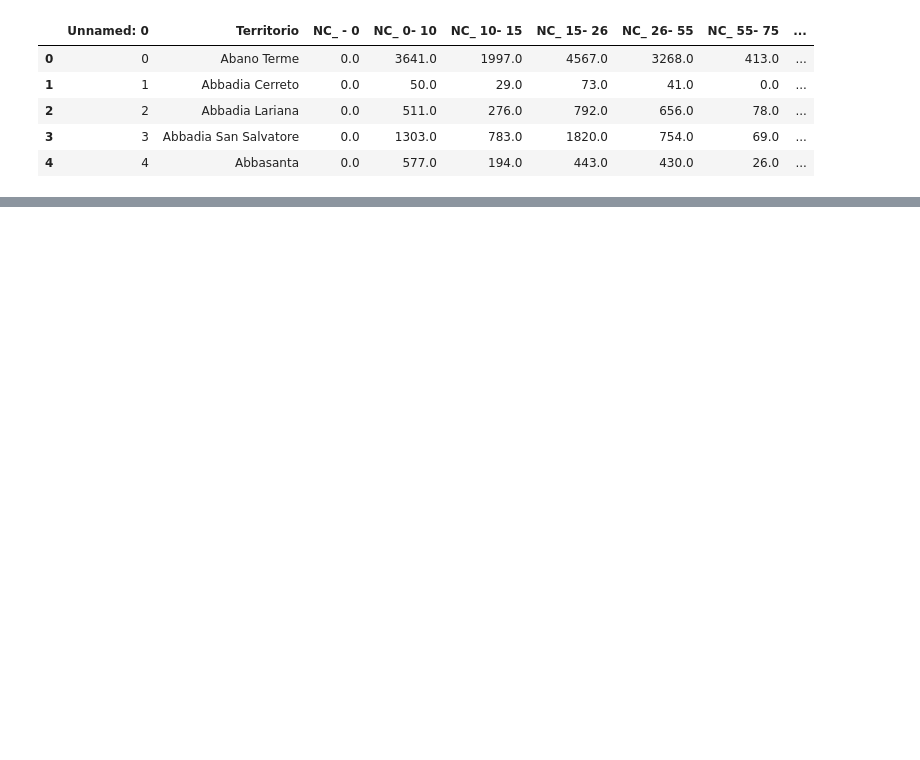
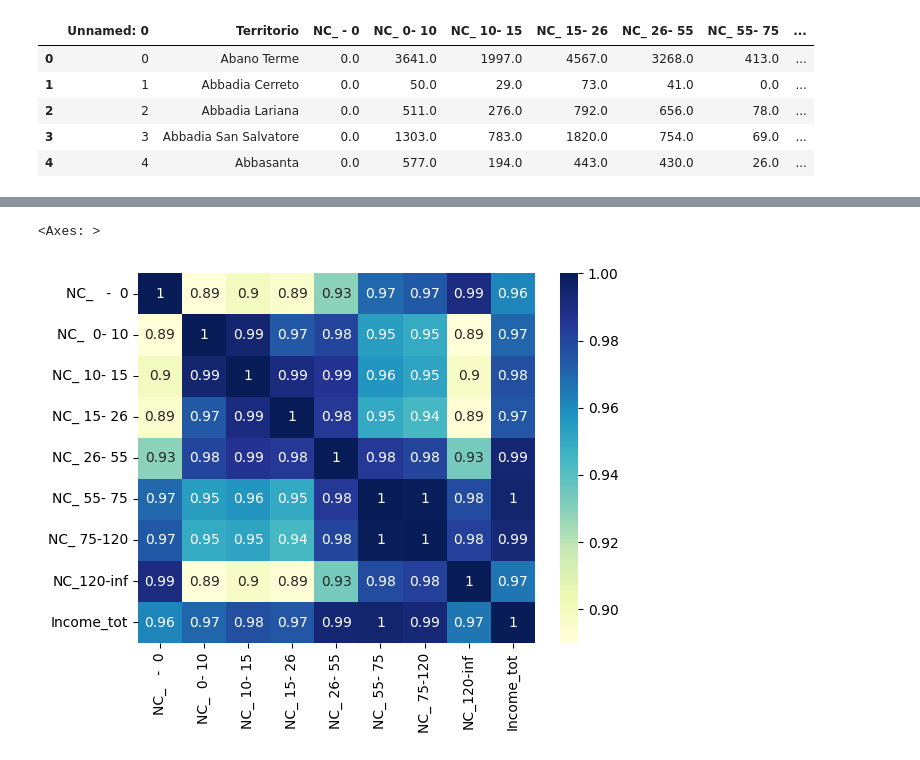
Before and after one commit to Ciacc1/MLDM_Unibo_public, a Jupyter notebook: NewPrep/2022-09-12 Clustering/Income comuni italiani.ipynb, the cells around one changed output, grey strips where cells are left out. Saved outputs shown, nothing was run; the diff lists cells and outputs as text; code cells hidden in the pictures; blank space fills up the shorter version.

```diff
--- a/NewPrep/2022-09-12 Clustering/Income comuni italiani.ipynb
+++ b/NewPrep/2022-09-12 Clustering/Income comuni italiani.ipynb
@@ -21,0 +40,6 @@ df.head()
+# %%
+correlation_matrix = df1.corr()
+sns.heatmap(correlation_matrix, cmap="YlGnBu", annot=True)
+# %% [output]
+<Axes: >
+[figure, added]
```
Also changed, not shown: parts of 21 cells of this notebook, 1 other file.
